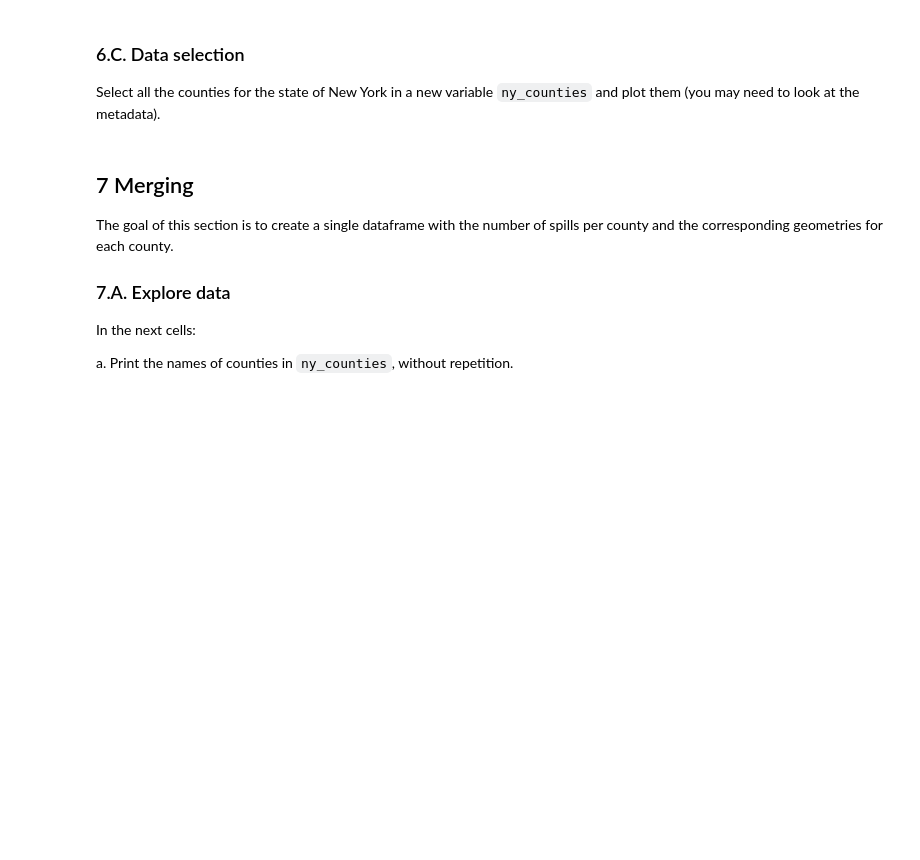
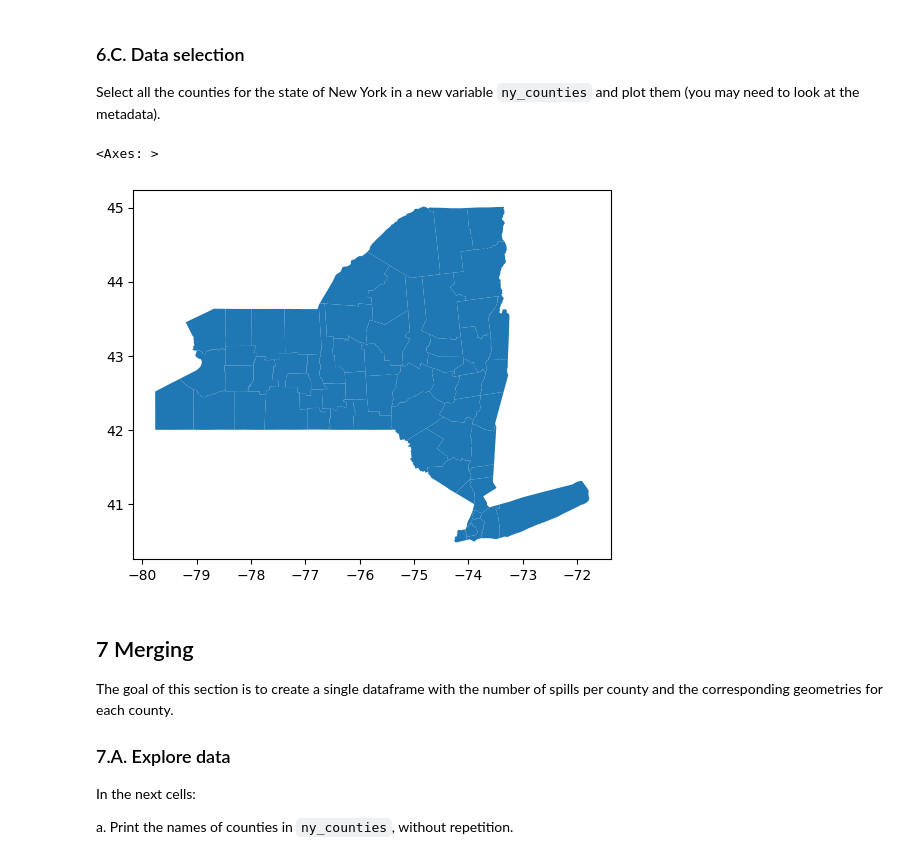
Before and after one commit to nberry18/eds220-hwk3, a Jupyter notebook: hwk3-task2-spills.ipynb, the cells around one changed output. Cells and saved outputs as stored; diff of their text form; code cells hidden in the pictures; blank space fills up the shorter version.

```diff
--- a/hwk3-task2-spills.ipynb
+++ b/hwk3-task2-spills.ipynb
@@ -400,6 +420,11 @@ Name: statefp, Length: 3235, dtype: int64
 Select all the counties for the state of New York in a new variable `ny_counties` and plot them (you may need to look at the metadata).
 # %%
 ny_counties = counties[counties['statefp'] == 36]
+
+ny_counties.plot()
+# %% [output]
+<Axes: >
+[figure, added]
 # %% [markdown]
 <!-- END QUESTION -->
 
```
Also changed, not shown: parts of 21 cells of this notebook.
